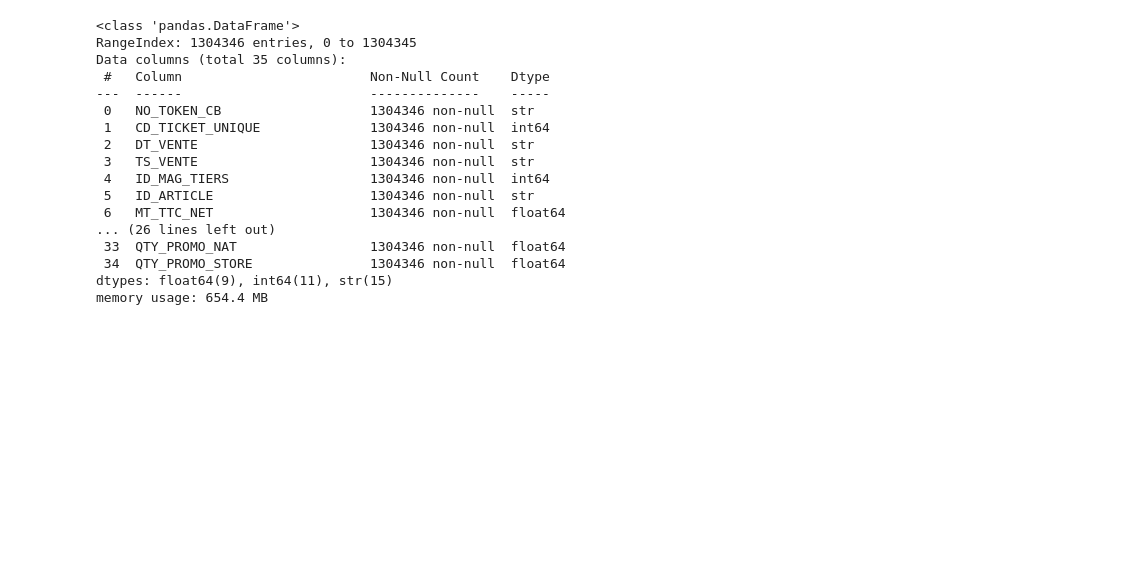
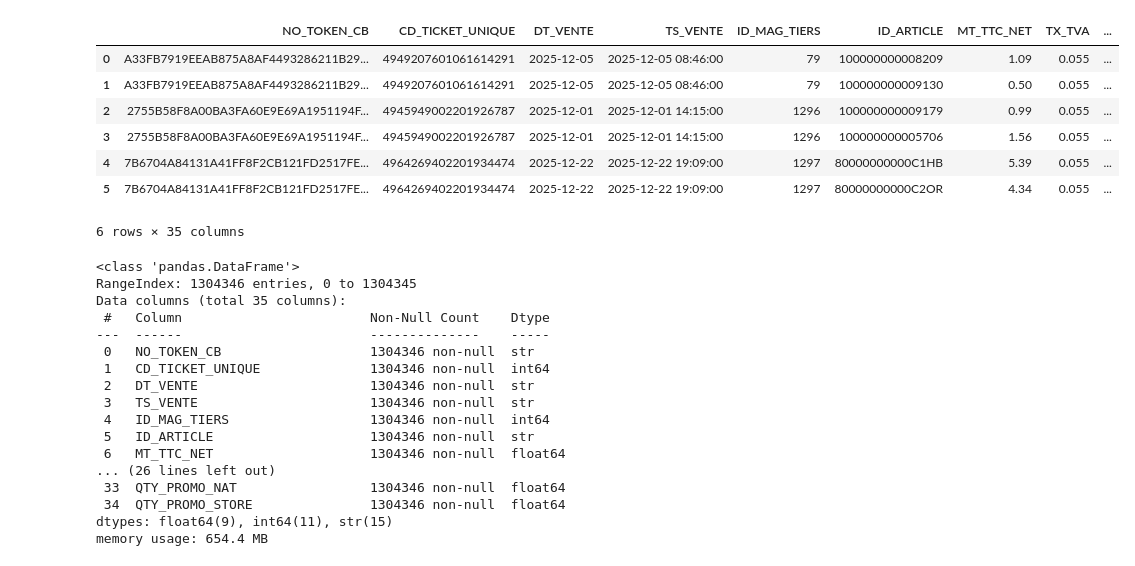
Before and after one commit to map1404/Sales-Data-Analysis, a Jupyter notebook: 08_Geographical_And_Promotional_Analysis.ipynb, the cells around one changed output. Cells and saved outputs as stored; diff of their text form; code cells hidden in the pictures; blank space fills up the shorter version.

```diff
--- a/08_Geographical_Analysis.ipynb
+++ b/08_Geographical_And_Promotional_Analysis.ipynb
@@ -41,3 +32,15 @@ df_transactions.head(6)
+# %%
+df_transactions = pd.read_csv('generated/merged_transactions.csv')
+df_transactions.head(6)
+# %% [output]
+|  | NO_TOKEN_CB | CD_TICKET_UNIQUE | DT_VENTE | TS_VENTE | ID_MAG_TIERS | ID_ARTICLE | MT_TTC_NET | TX_TVA | ... |
+| 0 | A33FB7919EEAB875A8AF4493286211B29... | 4949207601061614291 | 2025-12-05 | 2025-12-05 08:46:00 | 79 | 100000000008209 | 1.09 | 0.055 | ... |
+| 1 | A33FB7919EEAB875A8AF4493286211B29... | 4949207601061614291 | 2025-12-05 | 2025-12-05 08:46:00 | 79 | 100000000009130 | 0.50 | 0.055 | ... |
+| 2 | 2755B58F8A00BA3FA60E9E69A1951194F... | 4945949002201926787 | 2025-12-01 | 2025-12-01 14:15:00 | 1296 | 100000000009179 | 0.99 | 0.055 | ... |
+| 3 | 2755B58F8A00BA3FA60E9E69A1951194F... | 4945949002201926787 | 2025-12-01 | 2025-12-01 14:15:00 | 1296 | 100000000005706 | 1.56 | 0.055 | ... |
+| 4 | 7B6704A84131A41FF8F2CB121FD2517FE... | 4964269402201934474 | 2025-12-22 | 2025-12-22 19:09:00 | 1297 | 80000000000C1HB | 5.39 | 0.055 | ... |
+| 5 | 7B6704A84131A41FF8F2CB121FD2517FE... | 4964269402201934474 | 2025-12-22 | 2025-12-22 19:09:00 | 1297 | 80000000000C2OR | 4.34 | 0.055 | ... |
+6 rows × 35 columns
 # %%
 df_transactions.info()
 # %% [output]
```
Also changed, not shown: parts of 52 cells of this notebook, 14 other files.
